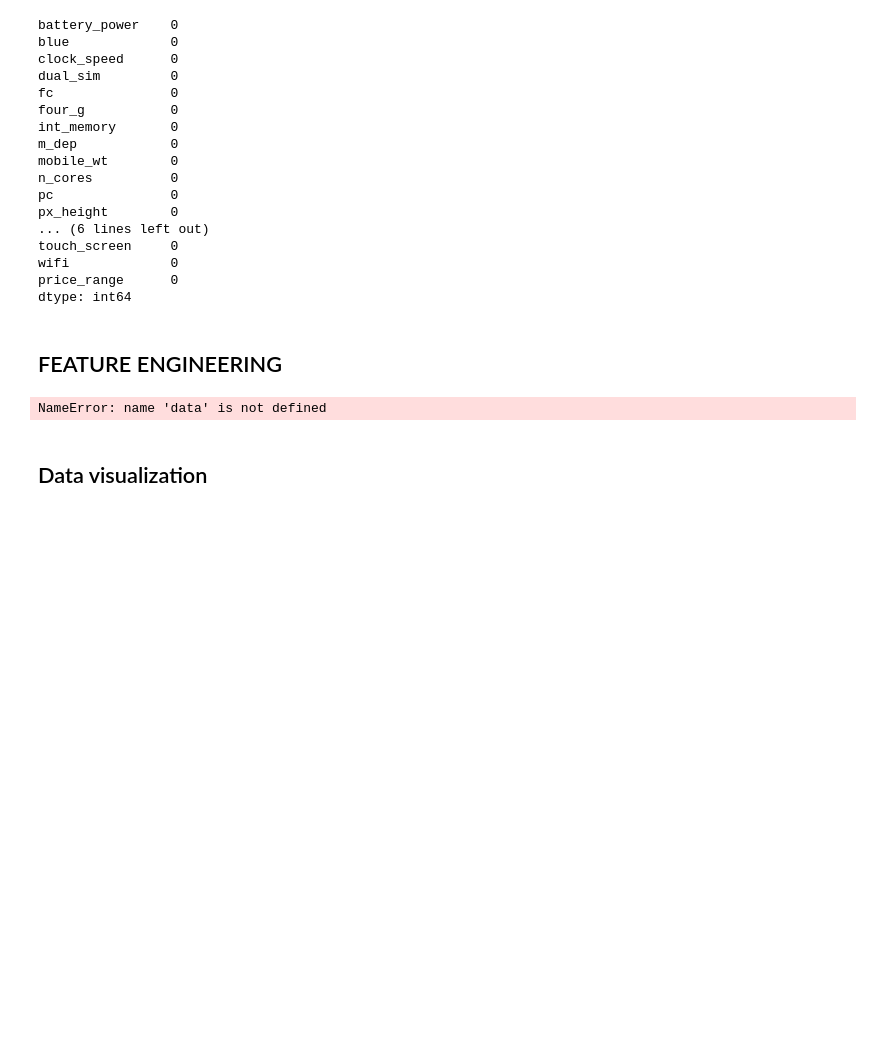
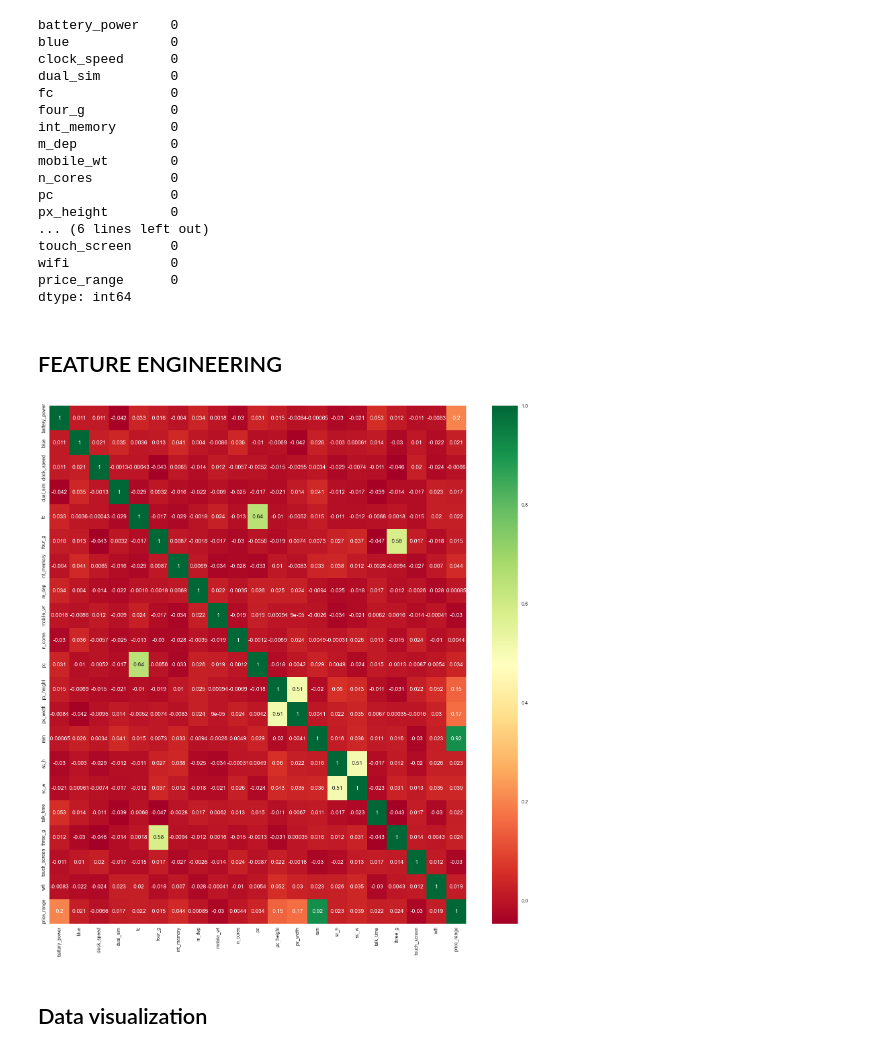
Before and after one commit to rizkyaufaa/UAS-Data-Mining, a Jupyter notebook: Price Range Phone.ipynb, the cells around one changed output. Cells and saved outputs as stored; diff of their text form; code cells hidden in the pictures; blank space fills up the shorter version.

```diff
--- a/Price Range Phone.ipynb
+++ b/Price Range Phone.ipynb
@@ -150,14 +150,14 @@ dtype: int64
 ## FEATURE ENGINEERING
 # %%
 #korelasi menggunakan heatmap
-korelasi = data.corr()
+korelasi = mdata.corr()
 features = korelasi.index
 plt.figure(figsize=(20,20))
 
 #plot heatmap 1
-g=sns.heatmap(data[features].corr(),annot=True,cmap="RdYlGn")
+g=sns.heatmap(mdata[features].corr(),annot=True,cmap="RdYlGn")
 # %% [output]
-NameError: name 'data' is not defined
+[figure, added]
 # %% [markdown]
 ## Data visualization
 # %% [markdown]
```
Also changed, not shown: parts of 10 cells of this notebook.
